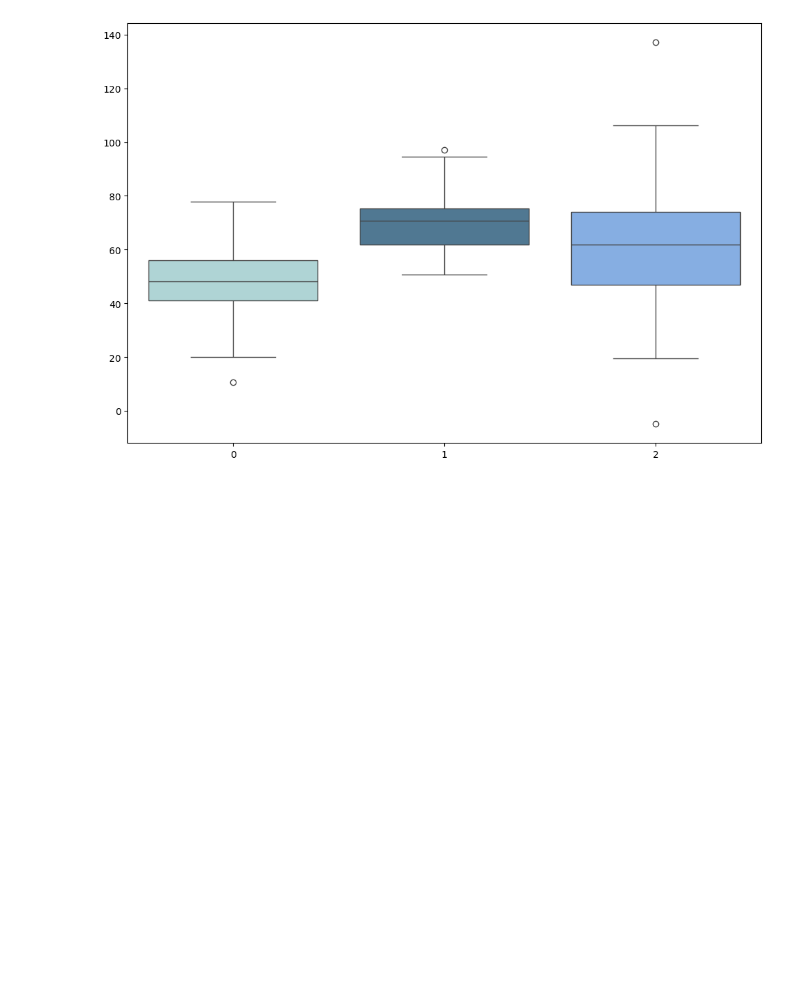
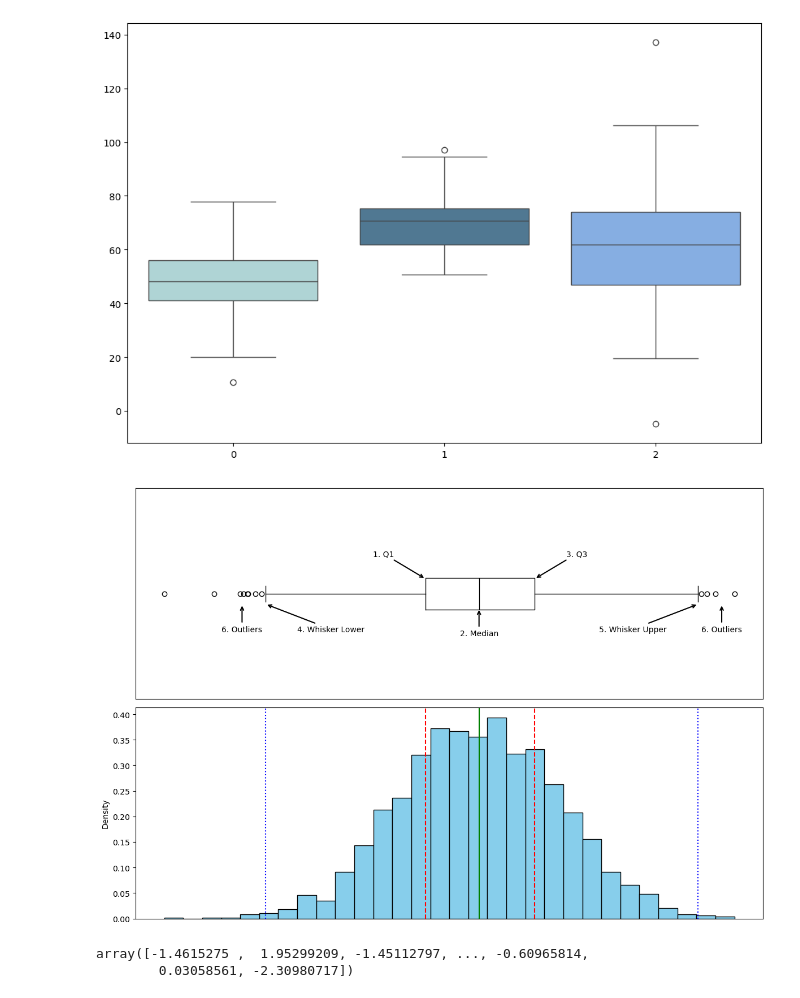
Before and after one commit to PavelShunkevich/articles, a Jupyter notebook: boxplot/code_for_article.ipynb, the cells around one changed output. Cells and saved outputs as stored; diff of their text form; code cells hidden in the pictures; blank space fills up the shorter version.

Commit message:
work with boxplot article

```diff
--- a/boxplot/code_for_article.ipynb
+++ b/boxplot/code_for_article.ipynb
@@ -23,3 +23,65 @@ plt.savefig("boxplot_pastel.png")
 plt.show()
 # %% [output]
 [figure]
+# %%
+import numpy as np
+import matplotlib.pyplot as plt
+
+data = np.random.normal(loc=0, scale=1, size=2000)
+
+fig, (ax_box, ax_dist) = plt.subplots(nrows=2, sharex=True,  figsize=(12, 8))  # Увеличенный размер для лучшей читаемости
+
+box_plot_data = ax_box.boxplot(data, vert=False,
+                            medianprops=dict(color="black"))
+ax_box.set(yticks=[], xlabel="")
+
+ax_dist.hist(data, bins=30, density=True, color='skyblue', edgecolor='black')
+ax_dist.set_ylabel("Density")
+
+stats_data = {}
+for key, val in box_plot_data.items():
+    stats_data[key] = [item.get_xdata() for item in val]
+q1 = stats_data['boxes'][0][0]
+q3 = stats_data['boxes'][0][2]
+median = stats_data['medians'][0][0]
+whisker_lower = stats_data['whiskers'][0][1]
+whisker_upper = stats_data['whiskers'][1][1]
+
+
+ax_dist.axvline(q1, color='r', linestyle='--', label='Q1')
+ax_dist.axvline(median, color='g', linestyle='-', label='Median')
+ax_dist.axvline(q3, color='r', linestyle='--', label='Q3')
+ax_dist.axvline(whisker_lower, color='b', linestyle=':', label='Whisker Lower')
+ax_dist.axvline(whisker_upper, color='b', linestyle=':', label='Whisker Upper')
+
+# Annotations
+arrowprops = dict(arrowstyle='->', color='black', linewidth=1.5)
+text_offset_x = 0.05 * (ax_box.get_xlim()[1] - ax_box.get_xlim()[0])
+text_offset_y = 0.1
+
+ax_box.annotate('1. Q1', xy=(q1, 1.07), xytext=(q1 - text_offset_x, 1.07 + text_offset_y),
+                    arrowprops=arrowprops, ha='right', va='bottom', fontsize=10)
+ax_box.annotate('2. Median', xy=(median, 0.93), xytext=(median + 0, 0.93 - text_offset_y),
+                    arrowprops=arrowprops, ha='center', va='top', fontsize=10)
+ax_box.annotate('3. Q3', xy=(q3, 1.07), xytext=(q3 + text_offset_x, 1.07 + text_offset_y),
+                    arrowprops=arrowprops, ha='left', va='bottom', fontsize=10)
+ax_box.annotate('4. Whisker Lower', xy=(whisker_lower, 0.95), xytext=(whisker_lower + text_offset_x,  0.95 - text_offset_y),
+                    arrowprops=arrowprops, ha='left', va='top', fontsize=10)
+ax_box.annotate('5. Whisker Upper', xy=(whisker_upper, 0.95), xytext=(whisker_upper - text_offset_x,  0.95 - text_offset_y),
+                    arrowprops=arrowprops, ha='right', va='top', fontsize=10)
+ax_box.annotate('6. Outliers', xy=(whisker_lower-0.3, 0.95), xytext=(whisker_lower-0.3,  0.95 - text_offset_y),
+                    arrowprops=arrowprops, ha='center', va='top', fontsize=10)
+ax_box.annotate('6. Outliers', xy=(whisker_upper+0.3, 0.95), xytext=(whisker_upper+0.3,  0.95 - text_offset_y),
+                    arrowprops=arrowprops, ha='center', va='top', fontsize=10)
+
+ax_dist.set(xticks=[], xlabel="")
+plt.tight_layout()
+plt.savefig("boxplot_norm_annotated.png")
+plt.show()
+# %% [output]
+[figure, added]
+# %%
+data
+# %% [output]
+array([-1.4615275 ,  1.95299209, -1.45112797, ..., -0.60965814,
+        0.03058561, -2.30980717])
```
Also changed, not shown: 2 other files.
